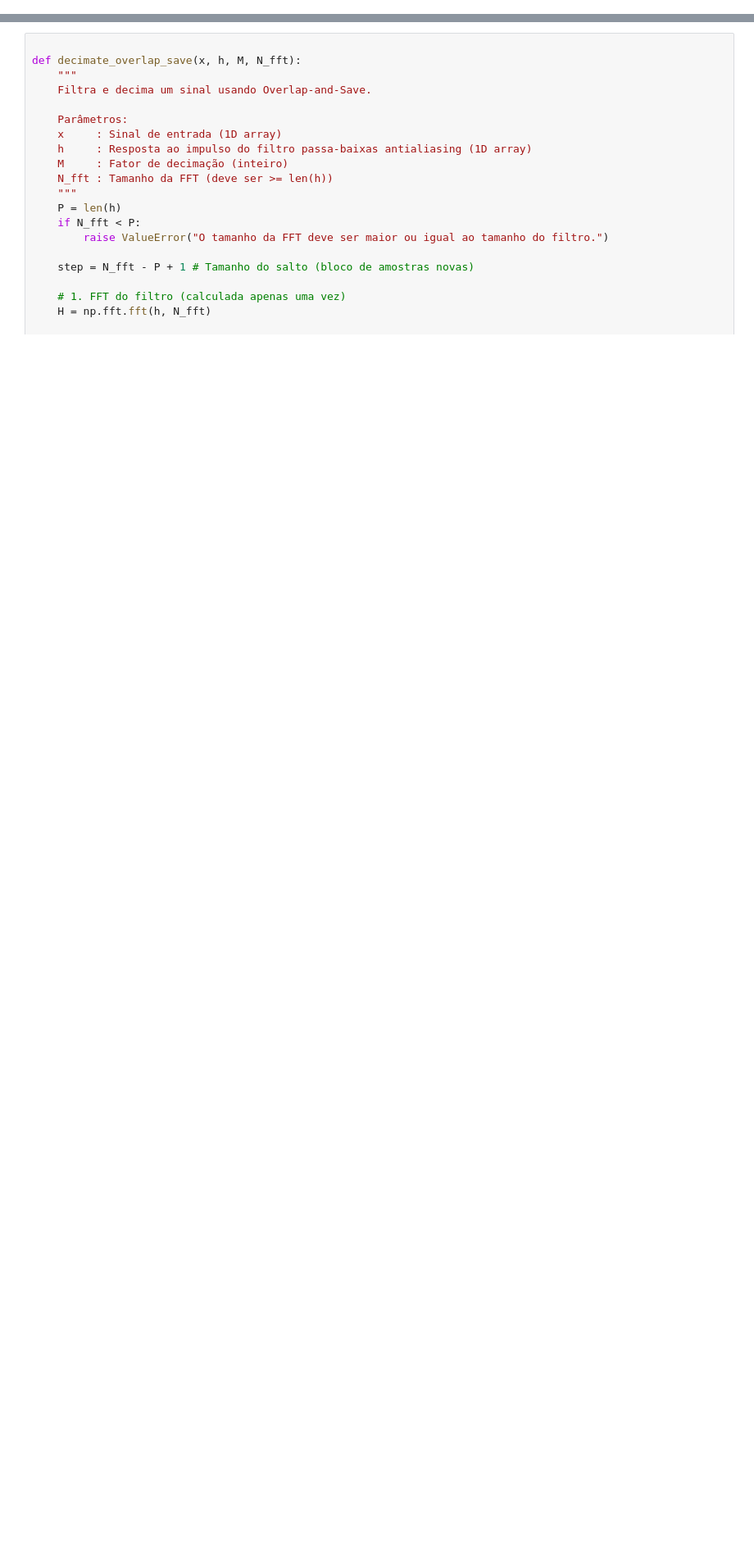
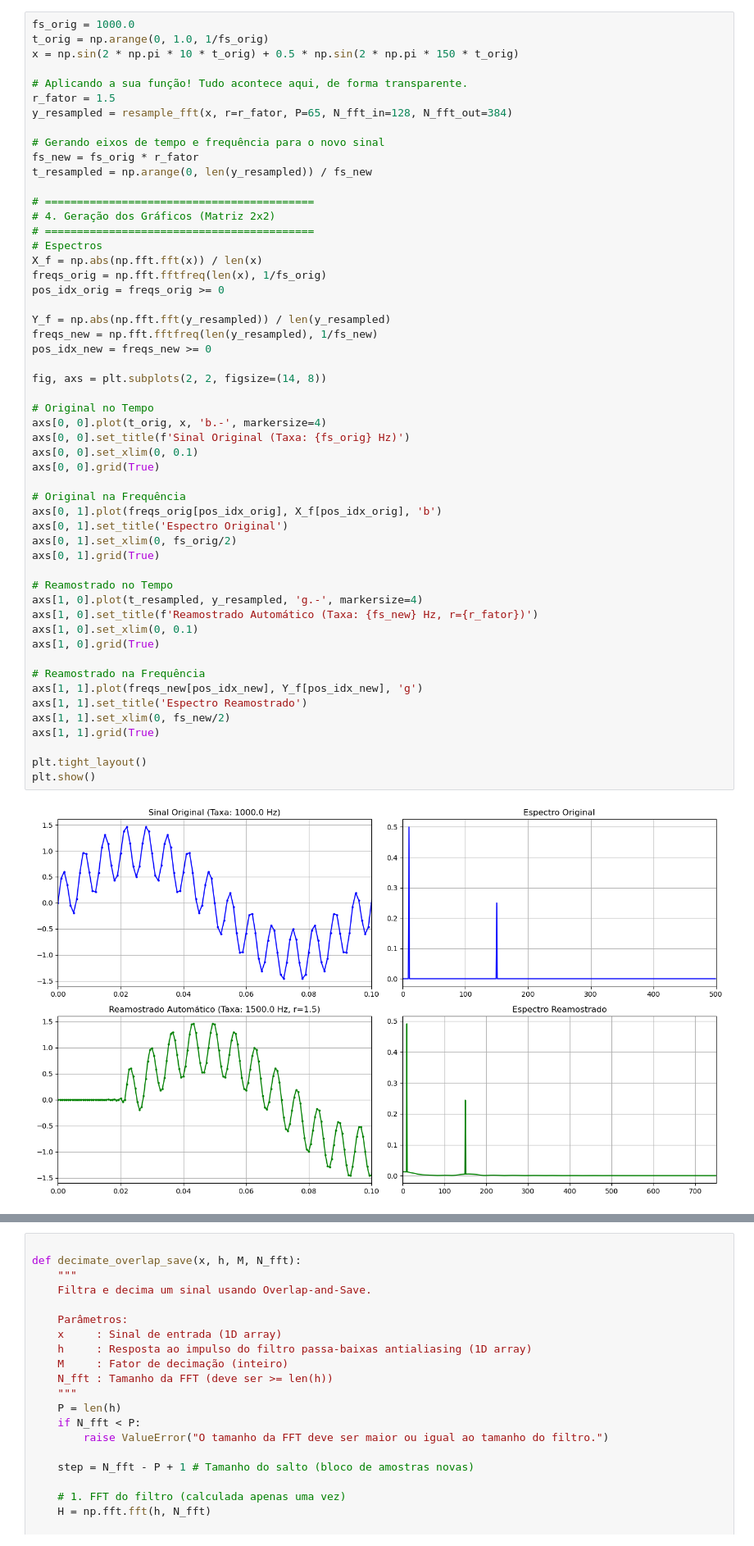
Before and after one commit to elmerfariass/DSPcap, a Jupyter notebook: SampleConverters.ipynb, the cells around one changed output, grey strips where cells are left out. Shown at 82% size. Drawn from its saved outputs; the diff is of its cells as text; blank space fills up the shorter version.

```diff
--- a/SampleConverters.ipynb
+++ b/SampleConverters.ipynb
@@ -11,0 +334,55 @@ from scipy.signal import firwin
+# %%
+fs_orig = 1000.0
+t_orig = np.arange(0, 1.0, 1/fs_orig)
+x = np.sin(2 * np.pi * 10 * t_orig) + 0.5 * np.sin(2 * np.pi * 150 * t_orig)
+
+# Aplicando a sua função! Tudo acontece aqui, de forma transparente.
+r_fator = 1.5
+y_resampled = resample_fft(x, r=r_fator, P=65, N_fft_in=128, N_fft_out=384)
+
+# Gerando eixos de tempo e frequência para o novo sinal
+fs_new = fs_orig * r_fator
+t_resampled = np.arange(0, len(y_resampled)) / fs_new
+
+# ==========================================
+# 4. Geração dos Gráficos (Matriz 2x2)
+# ==========================================
+# Espectros
+X_f = np.abs(np.fft.fft(x)) / len(x)
+freqs_orig = np.fft.fftfreq(len(x), 1/fs_orig)
+pos_idx_orig = freqs_orig >= 0
+
+Y_f = np.abs(np.fft.fft(y_resampled)) / len(y_resampled)
+freqs_new = np.fft.fftfreq(len(y_resampled), 1/fs_new)
+pos_idx_new = freqs_new >= 0
+
+fig, axs = plt.subplots(2, 2, figsize=(14, 8))
+
+# Original no Tempo
+axs[0, 0].plot(t_orig, x, 'b.-', markersize=4)
+axs[0, 0].set_title(f'Sinal Original (Taxa: {fs_orig} Hz)')
+axs[0, 0].set_xlim(0, 0.1)
+axs[0, 0].grid(True)
+
+# Original na Frequência
+axs[0, 1].plot(freqs_orig[pos_idx_orig], X_f[pos_idx_orig], 'b')
+axs[0, 1].set_title('Espectro Original')
+axs[0, 1].set_xlim(0, fs_orig/2)
+axs[0, 1].grid(True)
+
+# Reamostrado no Tempo
+axs[1, 0].plot(t_resampled, y_resampled, 'g.-', markersize=4)
+axs[1, 0].set_title(f'Reamostrado Automático (Taxa: {fs_new} Hz, r={r_fator})')
+axs[1, 0].set_xlim(0, 0.1)
+axs[1, 0].grid(True)
+
+# Reamostrado na Frequência
+axs[1, 1].plot(freqs_new[pos_idx_new], Y_f[pos_idx_new], 'g')
+axs[1, 1].set_title('Espectro Reamostrado')
+axs[1, 1].set_xlim(0, fs_new/2)
+axs[1, 1].grid(True)
+
+plt.tight_layout()
+plt.show()
+# %% [output]
+[figure, added]
```
Also changed, not shown: parts of 14 cells of this notebook, 2 other files.
